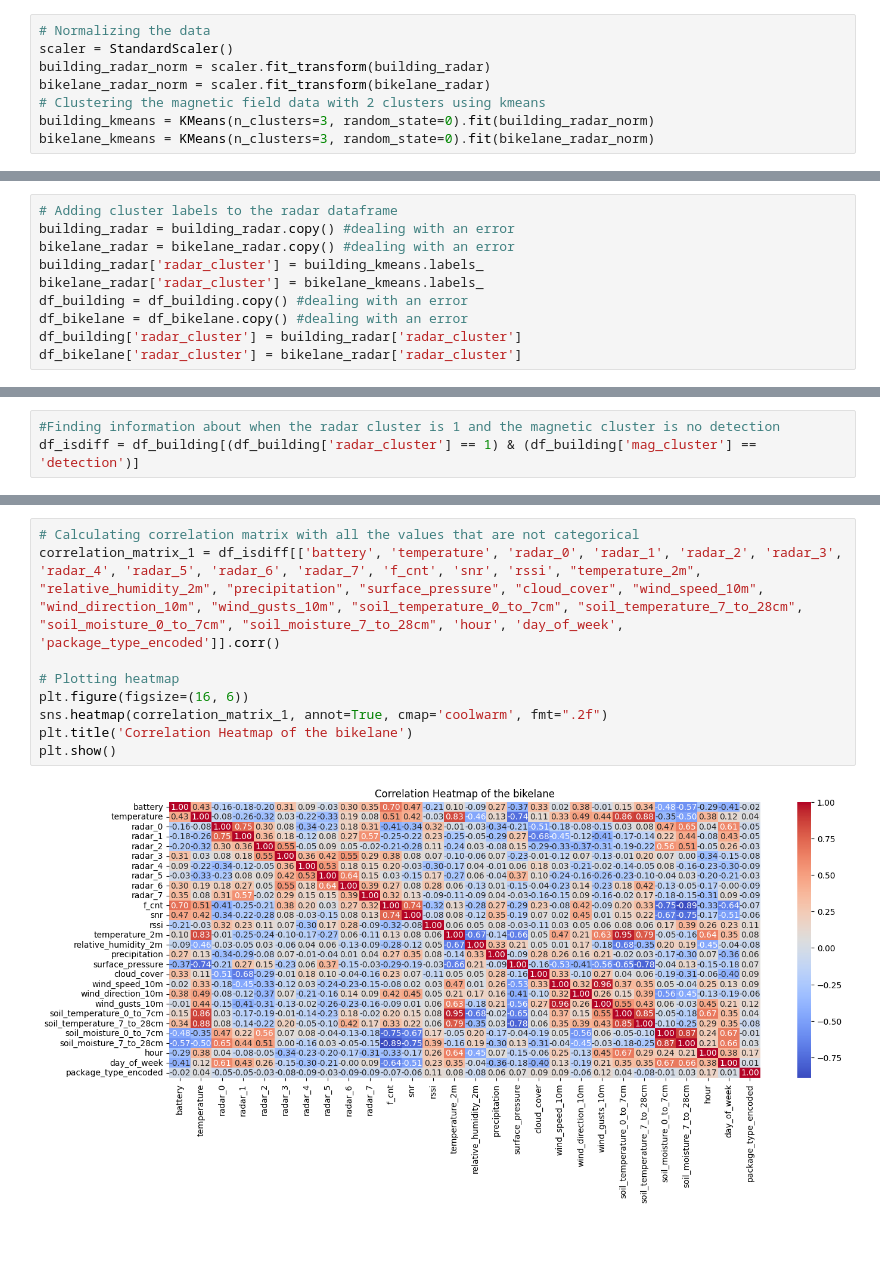
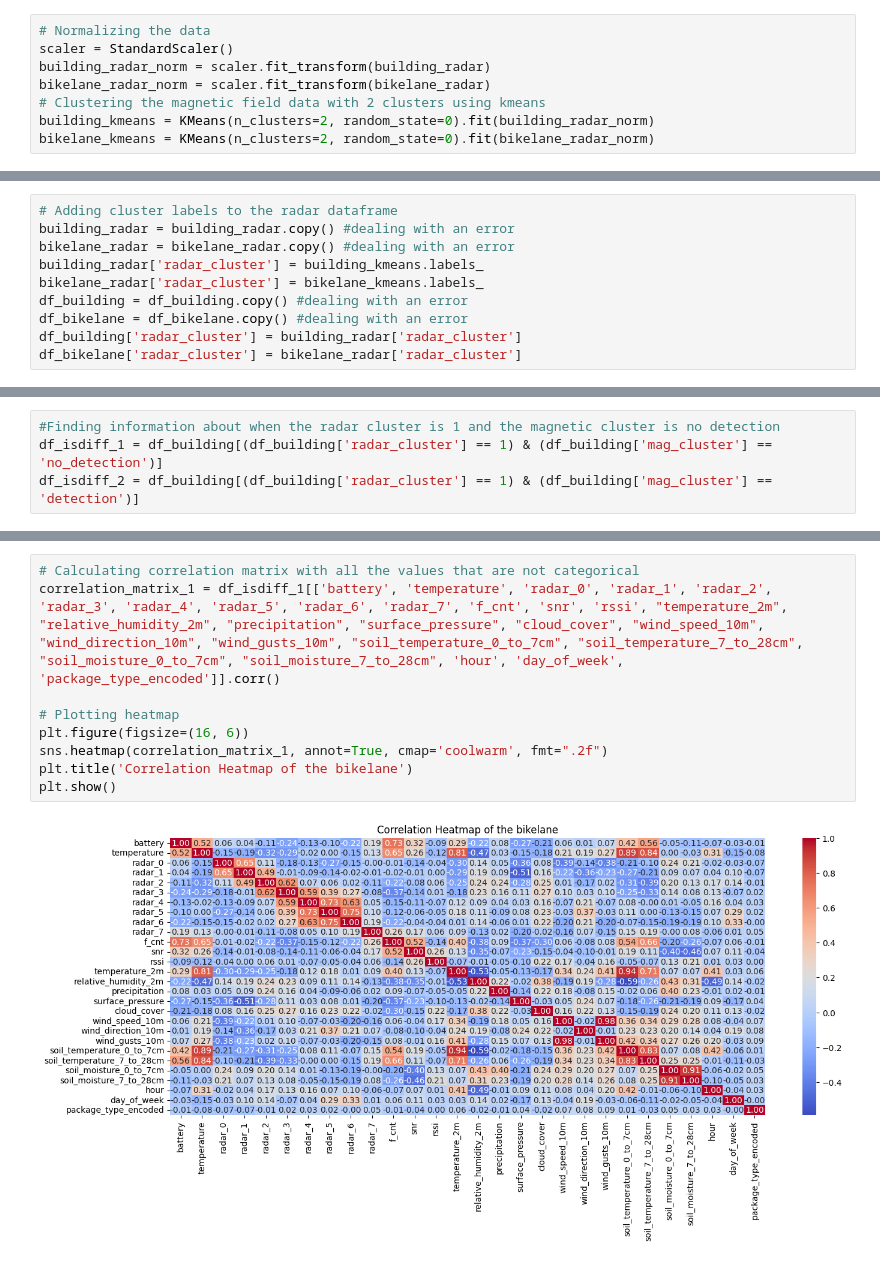
Before and after one commit to annikaijak/2nd_semester_project, a Jupyter notebook: notebooks/eda/EDA_MAG_VS_RAD_clustering.ipynb, the cells around one changed output, grey strips where cells are left out. Drawn from its saved outputs; the diff is of its cells as text; blank space fills up the shorter version.

```diff
--- a/notebooks/eda/EDA_MAG_VS_RAD_clustering.ipynb
+++ b/notebooks/eda/EDA_MAG_VS_RAD_clustering.ipynb
@@ -69,5 +98,5 @@ scaler = StandardScaler()
 building_radar_norm = scaler.fit_transform(building_radar)
 bikelane_radar_norm = scaler.fit_transform(bikelane_radar)
 # Clustering the magnetic field data with 2 clusters using kmeans
-building_kmeans = KMeans(n_clusters=3, random_state=0).fit(building_radar_norm)
-bikelane_kmeans = KMeans(n_clusters=3, random_state=0).fit(bikelane_radar_norm)
+building_kmeans = KMeans(n_clusters=2, random_state=0).fit(building_radar_norm)
+bikelane_kmeans = KMeans(n_clusters=2, random_state=0).fit(bikelane_radar_norm)
@@ -102,4 +160,5 @@ radar_cluster  mag_cluster
 dtype: int64
 # %%
 #Finding information about when the radar cluster is 1 and the magnetic cluster is no detection
-df_isdiff = df_building[(df_building['radar_cluster'] == 1) & (df_building['mag_cluster'] == 'detection')]
+df_isdiff_1 = df_building[(df_building['radar_cluster'] == 1) & (df_building['mag_cluster'] == 'no_detection')]
+df_isdiff_2 = df_building[(df_building['radar_cluster'] == 1) & (df_building['mag_cluster'] == 'detection')]
@@ -122,11 +197,11 @@ df_isdiff
 # %%
 # Calculating correlation matrix with all the values that are not categorical
-correlation_matrix_1 = df_isdiff[['battery', 'temperature', 'radar_0', 'radar_1', 'radar_2', 'radar_3', 'radar_4', 'radar_5', 'radar_6', 'radar_7', 'f_cnt', 'snr', 'rssi', "temperature_2m", "relative_humidity_2m", "precipitation", "surface_pressure", "cloud_cover", "wind_speed_10m", "wind_direction_10m", "wind_gusts_10m", "soil_temperature_0_to_7cm", "soil_temperature_7_to_28cm", "soil_moisture_0_to_7cm", "soil_moisture_7_to_28cm", 'hour', 'day_of_week', 'package_type_encoded']].corr()
+correlation_matrix_1 = df_isdiff_1[['battery', 'temperature', 'radar_0', 'radar_1', 'radar_2', 'radar_3', 'radar_4', 'radar_5', 'radar_6', 'radar_7', 'f_cnt', 'snr', 'rssi', "temperature_2m", "relative_humidity_2m", "precipitation", "surface_pressure", "cloud_cover", "wind_speed_10m", "wind_direction_10m", "wind_gusts_10m", "soil_temperature_0_to_7cm", "soil_temperature_7_to_28cm", "soil_moisture_0_to_7cm", "soil_moisture_7_to_28cm", 'hour', 'day_of_week', 'package_type_encoded']].corr()
 
 # Plotting heatmap
 plt.figure(figsize=(16, 6))
 sns.heatmap(correlation_matrix_1, annot=True, cmap='coolwarm', fmt=".2f")
 plt.title('Correlation Heatmap of the bikelane')
 plt.show()
 # %% [output]
-[figure, old version]
+[figure, new version]
```
Also changed, not shown: parts of 16 cells of this notebook, 1 other file.
